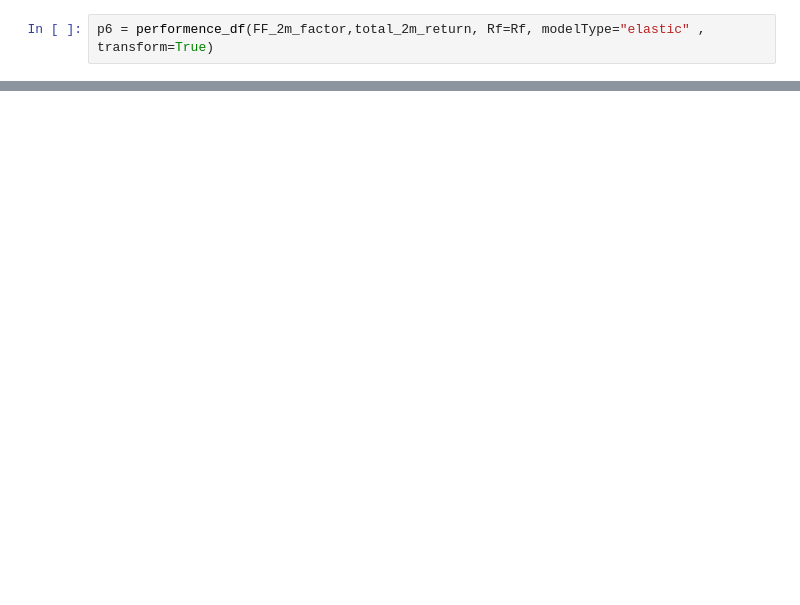
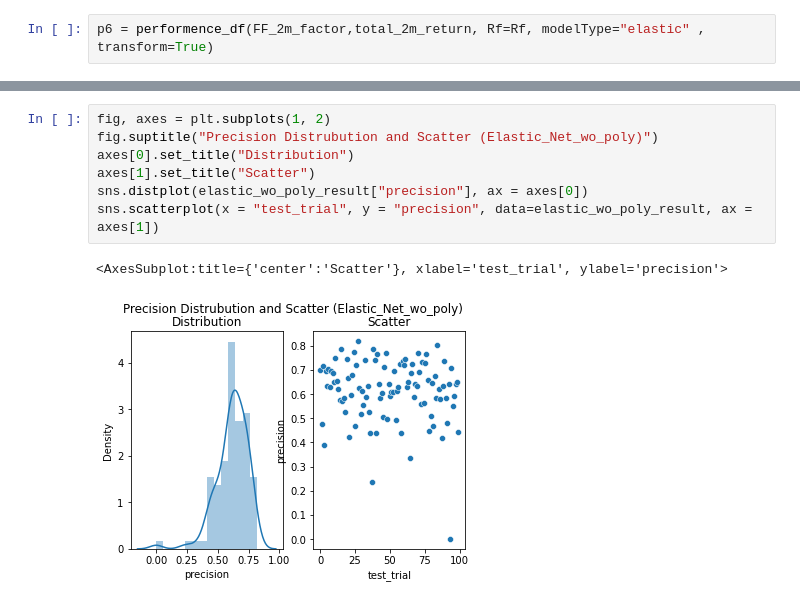
Before and after one commit to DominicRicci/CSS_Project, a Jupyter notebook: CSS100.ipynb, the cells around one changed output, grey strips where cells are left out. Cells and saved outputs as stored; diff of their text form; blank space fills up the shorter version.

```diff
--- a/CSS100.ipynb
+++ b/CSS100.ipynb
@@ -722,0 +725,10 @@ p6
+# %%
+fig, axes = plt.subplots(1, 2)
+fig.suptitle("Precision Distrubution and Scatter (Elastic_Net_wo_poly)")
+axes[0].set_title("Distribution")
+axes[1].set_title("Scatter")
+sns.distplot(elastic_wo_poly_result["precision"], ax = axes[0])
+sns.scatterplot(x = "test_trial", y = "precision", data=elastic_wo_poly_result, ax = axes[1])
+# %% [output]
+<AxesSubplot:title={'center':'Scatter'}, xlabel='test_trial', ylabel='precision'>
+[figure, added]
```
Also changed, not shown: parts of 45 cells of this notebook.
